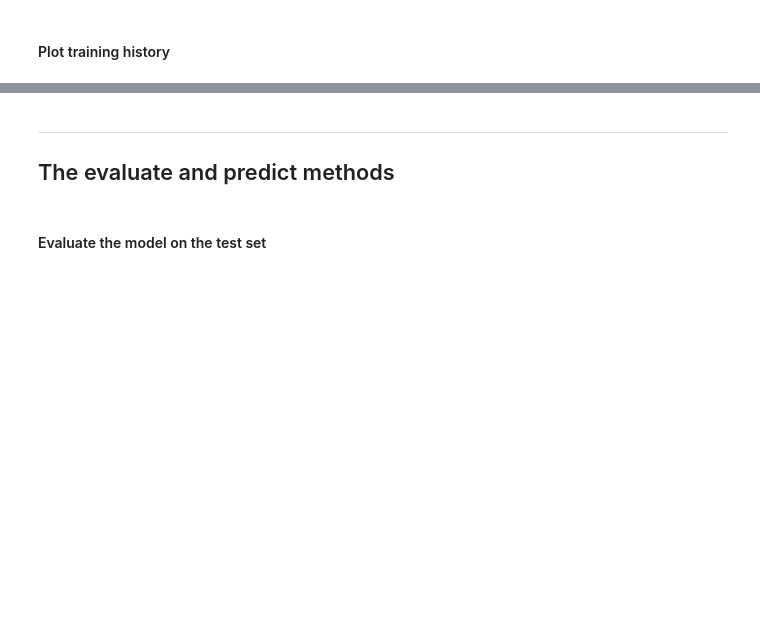
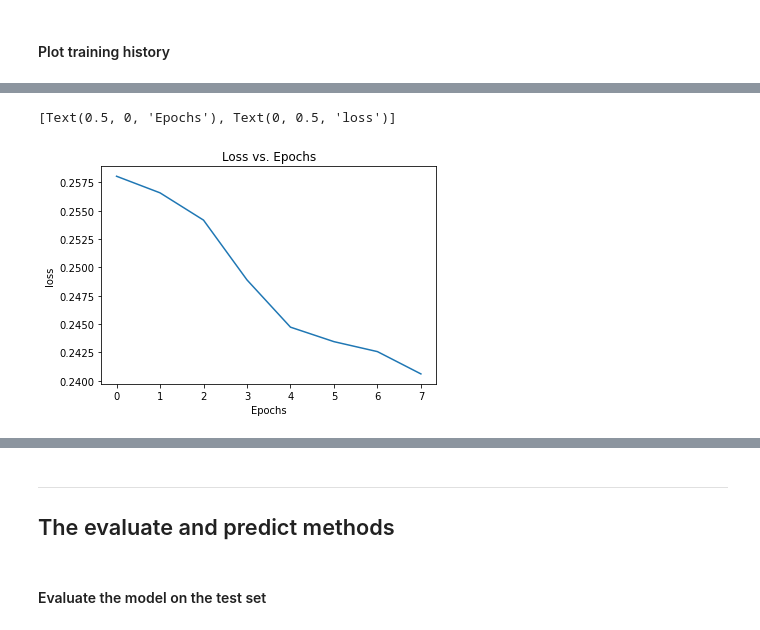
Before and after one commit to taemt94/TIL, a Jupyter notebook: coursera/tensorflow2_for_deep_learning/coding_tutorial_week2.ipynb, the cells around one changed output, grey strips where cells are left out. Saved outputs shown, nothing was run; the diff lists cells and outputs as text; code cells hidden in the pictures; blank space fills up the shorter version.

```diff
--- a/coursera/tensorflow2_for_deep_learning/coding_tutorial_week2.ipynb
+++ b/coursera/tensorflow2_for_deep_learning/coding_tutorial_week2.ipynb
@@ -719,0 +834,3 @@ labels = [
+# %%
+# Fit the model
+history = model.fit(train_images[...,np.newaxis], train_labels, epochs=2, batch_size=256, verbose=1)
@@ -719,0 +843,3 @@ labels = [
+# %%
+# Fit the model
+history = model.fit(train_images[...,np.newaxis], train_labels, epochs=8, batch_size=256, verbose=2)
@@ -722,2 +868,4 @@ labels = [
 # %%
 # Load the history into a pandas Dataframe
+df = pd.DataFrame(history.history)
+df.head()
@@ -724,4 +879,9 @@ labels = [
 # %%
 # Make a plot for the loss
+loss_plot = df.plot(y='loss', title='Loss vs. Epochs', legend=False)
+loss_plot.set(xlabel='Epochs', ylabel='loss')
+# %% [output]
+[Text(0.5, 0, 'Epochs'), Text(0, 0.5, 'loss')]
+[figure, added]
 # %%
 # Make a plot for the accuracy
```
Also changed, not shown: parts of 21 cells of this notebook.
